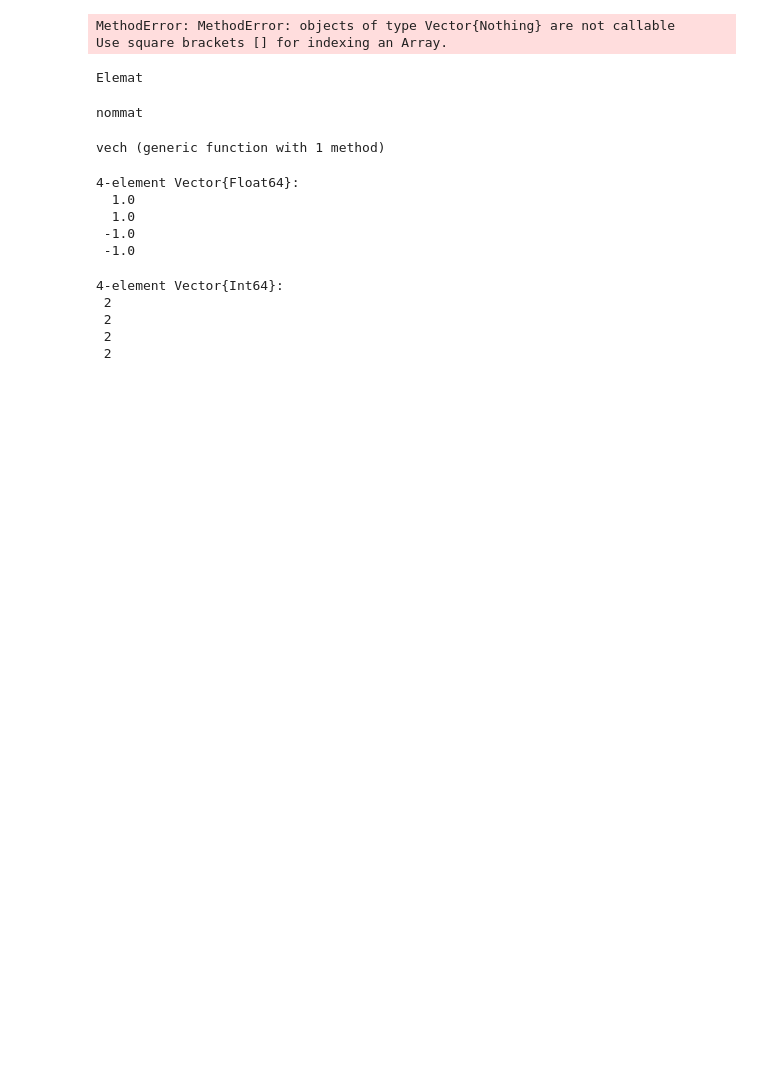
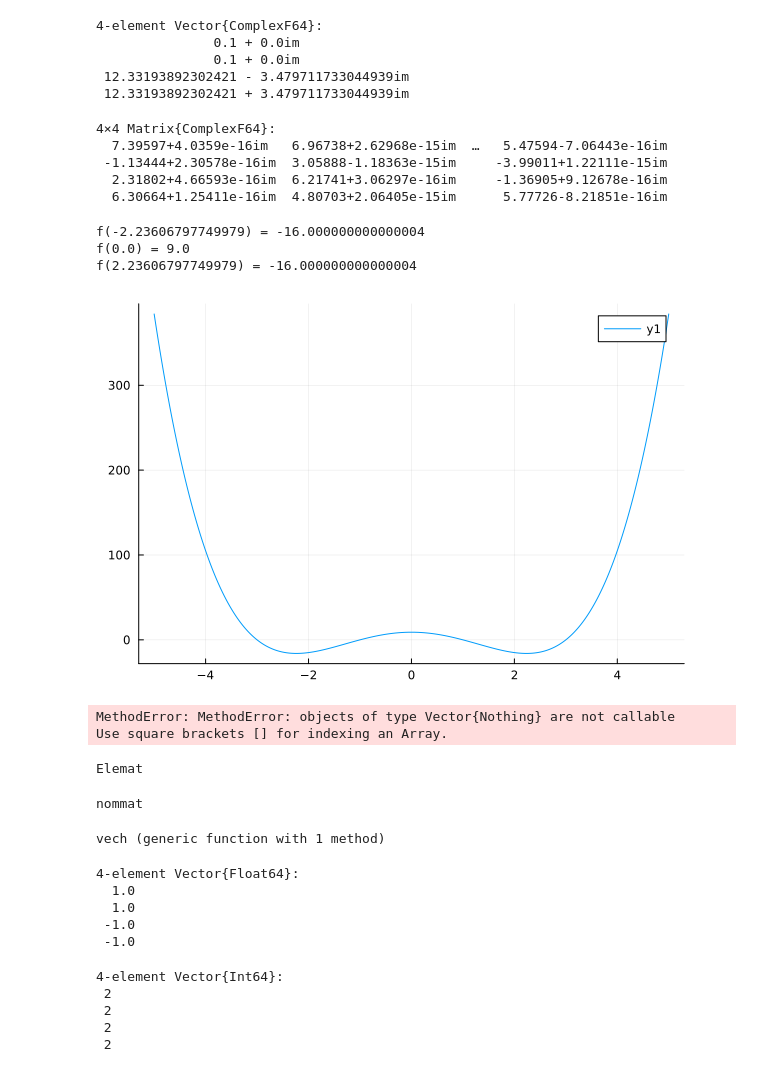
Before and after one commit to smallpondtom/LiftAndLearn.jl, a Jupyter notebook: examples/scribble.ipynb, the cells around one changed output. Cells and saved outputs as stored; diff of their text form; code cells hidden in the pictures; blank space fills up the shorter version.

```diff
--- a/examples/scribble.ipynb
+++ b/examples/scribble.ipynb
@@ -320,0 +58,2 @@ A
+# %%
+x = range(0,1,2^7)
@@ -321,3 +118,42 @@ A
+# %%
+s
+# %% [output]
+4-element Vector{ComplexF64}:
+               0.1 + 0.0im
+               0.1 + 0.0im
+ 12.33193892302421 - 3.479711733044939im
+ 12.33193892302421 + 3.479711733044939im
+# %%
+v * diagm(s) * v^(-1)
+# %% [output]
+4×4 Matrix{ComplexF64}:
+  7.39597+4.0359e-16im   6.96738+2.62968e-15im  …   5.47594-7.06443e-16im
+ -1.13444+2.30578e-16im  3.05888-1.18363e-15im     -3.99011+1.22111e-15im
+  2.31802+4.66593e-16im  6.21741+3.06297e-16im     -1.36905+9.12678e-16im
+  6.30664+1.25411e-16im  4.80703+2.06405e-15im      5.77726-8.21851e-16im
+# %%
+M = [0 0 0 -9;
+    1 0 0 0;
+    0 1 0 10;
+    0 0 1 0]
+s, v = eigen(M)
+
+N = [0 0 0; 1 0 5; 0 1 0]
+s, v = eigen(N)
+
+f = (x) -> x.^4 -10 .* x.^2 .+ 9
+for si in s
+    val = f(si)
+    println("f($si) = $val")
+end
+# %% [output]
+f(-2.23606797749979) = -16.000000000000004
+f(0.0) = 9.0
+f(2.23606797749979) = -16.000000000000004
+# %%
+plot(-5:0.01:5, f(-5:0.01:5))
+# %% [output]
+[figure, added]
 # %%
 using JuMP
 using Ipopt
```
Also changed, not shown: parts of 22 cells of this notebook, 3 other files.
